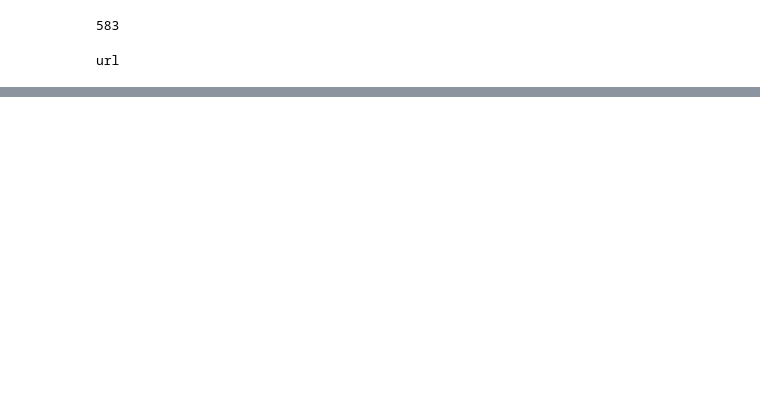
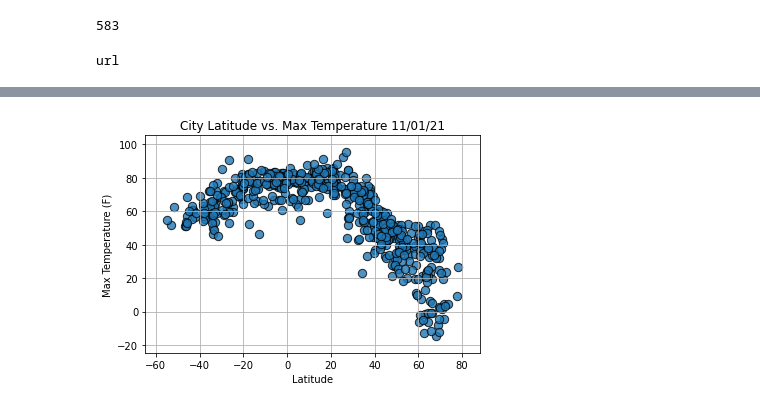
Before and after one commit to JonLev03-hub/World_Weather_Analysis, a Jupyter notebook: WeatherPy.ipynb, the cells around one changed output, grey strips where cells are left out. Drawn from its saved outputs; the diff is of its cells as text; code cells hidden in the pictures; blank space fills up the shorter version.

Commit message:
Added some analysis based off of lat and weather conditions

```diff
--- a/WeatherPy.ipynb
+++ b/WeatherPy.ipynb
@@ -170,0 +171,33 @@ city_data_df.to_csv(output_data_file, index_label="City_ID")
+# %%
+# if there is already a citydata csv use this block of code to convert it to a dataframe
+city_data_df = pd.read_csv(weather_data/cities.csv)
+# %%
+# Extract relevant fields from the DataFrame for plotting.
+lats = city_data_df["Lat"]
+max_temps = city_data_df["Max Temp"]
+humidity = city_data_df["Humidity"]
+cloudiness = city_data_df["Cloudiness"]
+wind_speed = city_data_df["Wind Speed"]
+today = time.strftime("%x")
+
+# create a scatter plot
+plt.scatter(lats,
+            max_temps,
+            s=70,
+            edgecolors="black",
+            linewidth=1,
+            alpha=.8
+           )
+# Incorporate the other graph properties.
+plt.title(f"City Latitude vs. Max Temperature "+ time.strftime("%x"))
+plt.ylabel("Max Temperature (F)")
+plt.xlabel("Latitude")
+plt.grid(True)
+plt.xlim(min(lats) - 10, max(lats) + 10)
+plt.ylim(min(max_temps) - 10, max(max_temps) + 10)
+
+# save the graph
+plt.savefig("weather_data/Fig1.png")
+plt.show()
+# %% [output]
+[figure, added]
```
Also changed, not shown: parts of 25 cells of this notebook, 5 other files.
